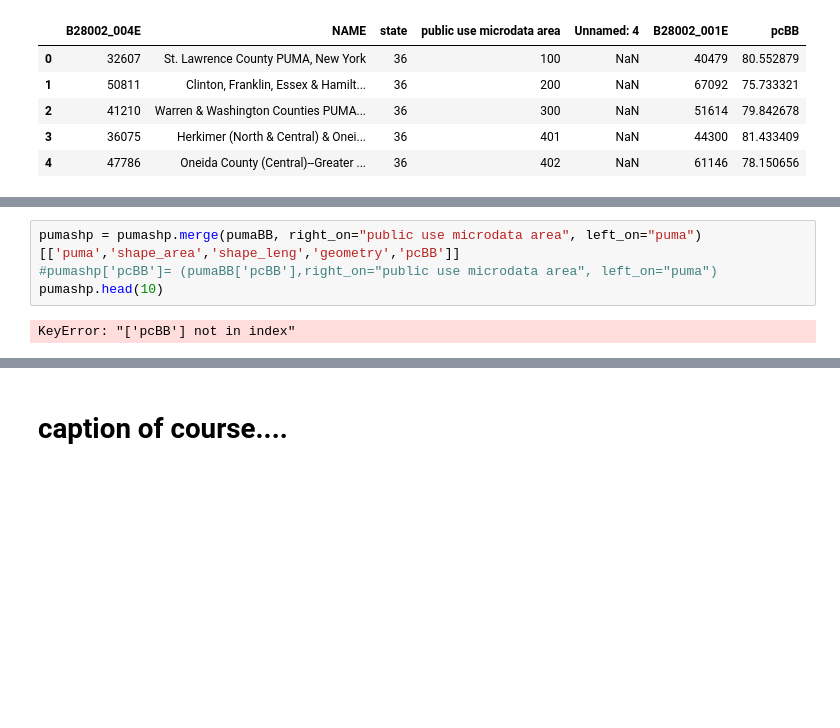
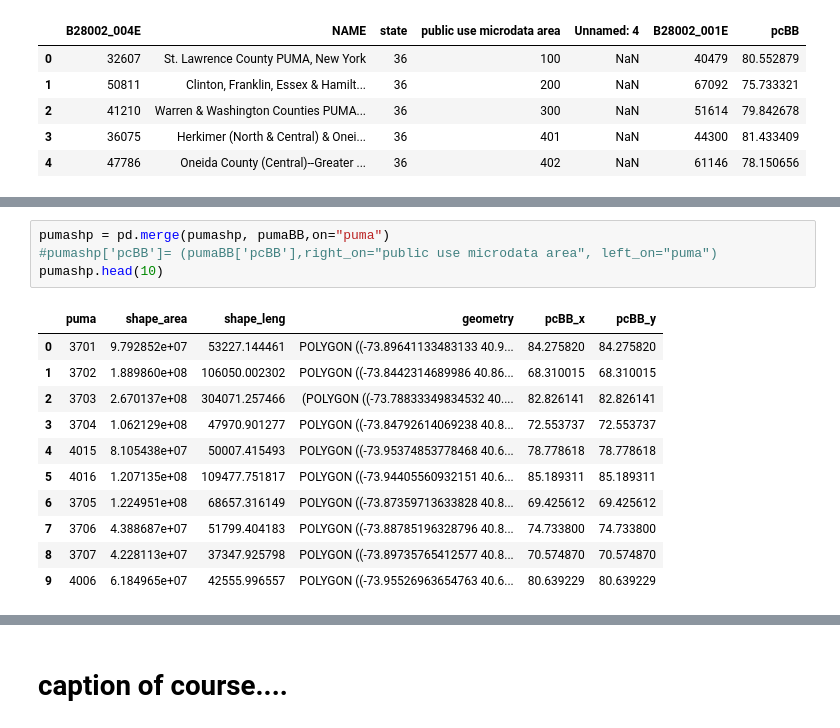
Before and after one commit to katievoo/PUI2018_kv871, a Jupyter notebook: HW7_kv871/geopandas_census_kv871.ipynb, the cells around one changed output, grey strips where cells are left out. Cells and saved outputs as stored; diff of their text form; blank space fills up the shorter version.

```diff
--- a/HW7_kv871/geopandas_census_kv871.ipynb
+++ b/HW7_kv871/geopandas_census_kv871.ipynb
@@ -356,9 +366,19 @@ pumaBB.head()
 # %%
-pumashp = pumashp.merge(pumaBB, right_on="public use microdata area", left_on="puma")[['puma','shape_area','shape_leng','geometry','pcBB']]
+pumashp = pd.merge(pumashp, pumaBB,on="puma")
 #pumashp['pcBB']= (pumaBB['pcBB'],right_on="public use microdata area", left_on="puma")
 pumashp.head(10)
 # %% [output]
-KeyError: "['pcBB'] not in index"
+|  | puma | shape_area | shape_leng | geometry | pcBB_x | pcBB_y |
+| 0 | 3701 | 9.792852e+07 | 53227.144461 | POLYGON ((-73.89641133483133 40.9... | 84.275820 | 84.275820 |
+| 1 | 3702 | 1.889860e+08 | 106050.002302 | POLYGON ((-73.8442314689986 40.86... | 68.310015 | 68.310015 |
+| 2 | 3703 | 2.670137e+08 | 304071.257466 | (POLYGON ((-73.78833349834532 40.... | 82.826141 | 82.826141 |
+| 3 | 3704 | 1.062129e+08 | 47970.901277 | POLYGON ((-73.84792614069238 40.8... | 72.553737 | 72.553737 |
+| 4 | 4015 | 8.105438e+07 | 50007.415493 | POLYGON ((-73.95374853778468 40.6... | 78.778618 | 78.778618 |
+| 5 | 4016 | 1.207135e+08 | 109477.751817 | POLYGON ((-73.94405560932151 40.6... | 85.189311 | 85.189311 |
+| 6 | 3705 | 1.224951e+08 | 68657.316149 | POLYGON ((-73.87359713633828 40.8... | 69.425612 | 69.425612 |
+| 7 | 3706 | 4.388687e+07 | 51799.404183 | POLYGON ((-73.88785196328796 40.8... | 74.733800 | 74.733800 |
+| 8 | 3707 | 4.228113e+07 | 37347.925798 | POLYGON ((-73.89735765412577 40.8... | 70.574870 | 70.574870 |
+| 9 | 4006 | 6.184965e+07 | 42555.996557 | POLYGON ((-73.95526963654763 40.6... | 80.639229 | 80.639229 |
 # %%
 #see above: I had a problem installing choroplethNYC - I didn't have permission
 
```
Also changed, not shown: parts of 7 cells of this notebook.
